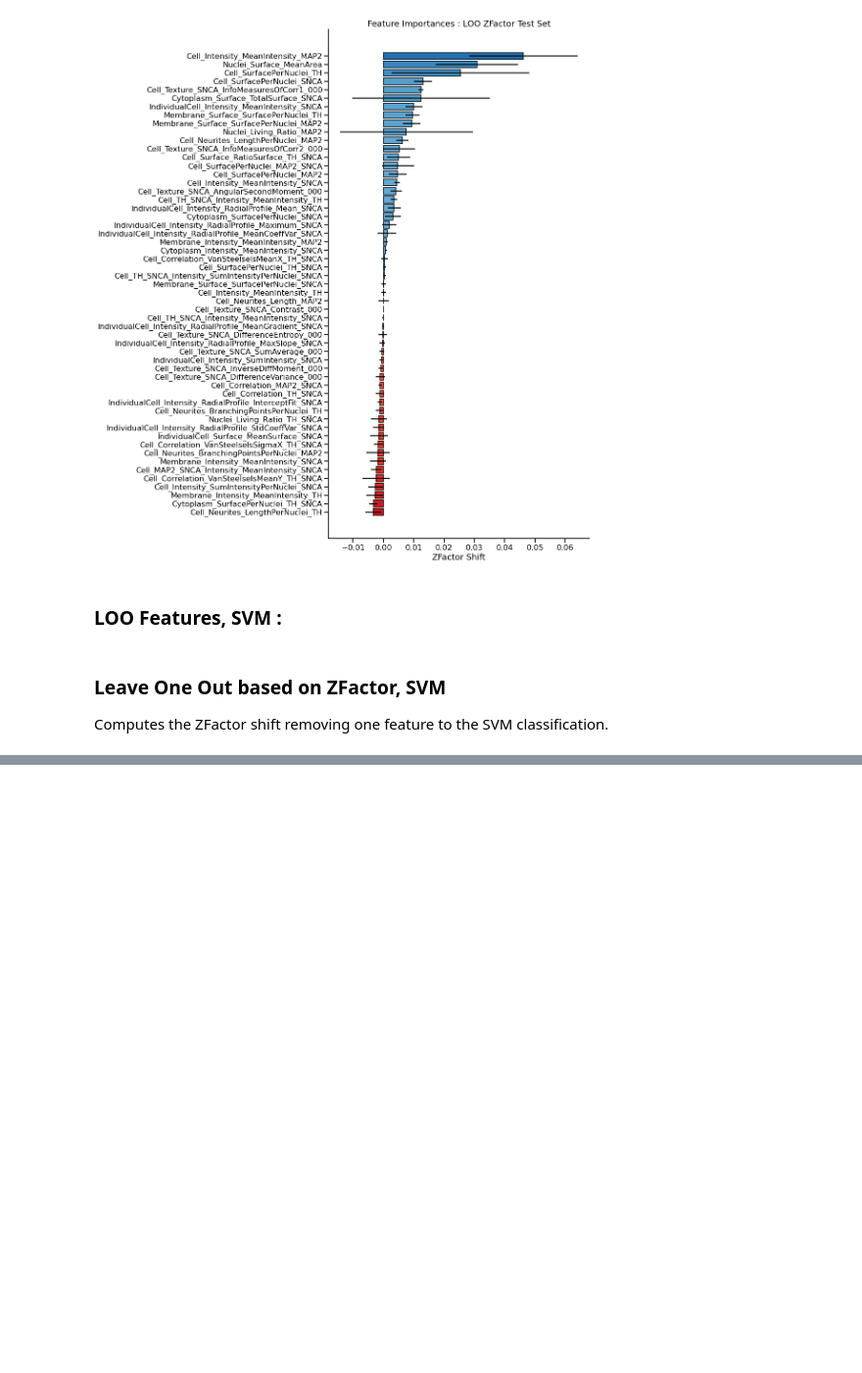
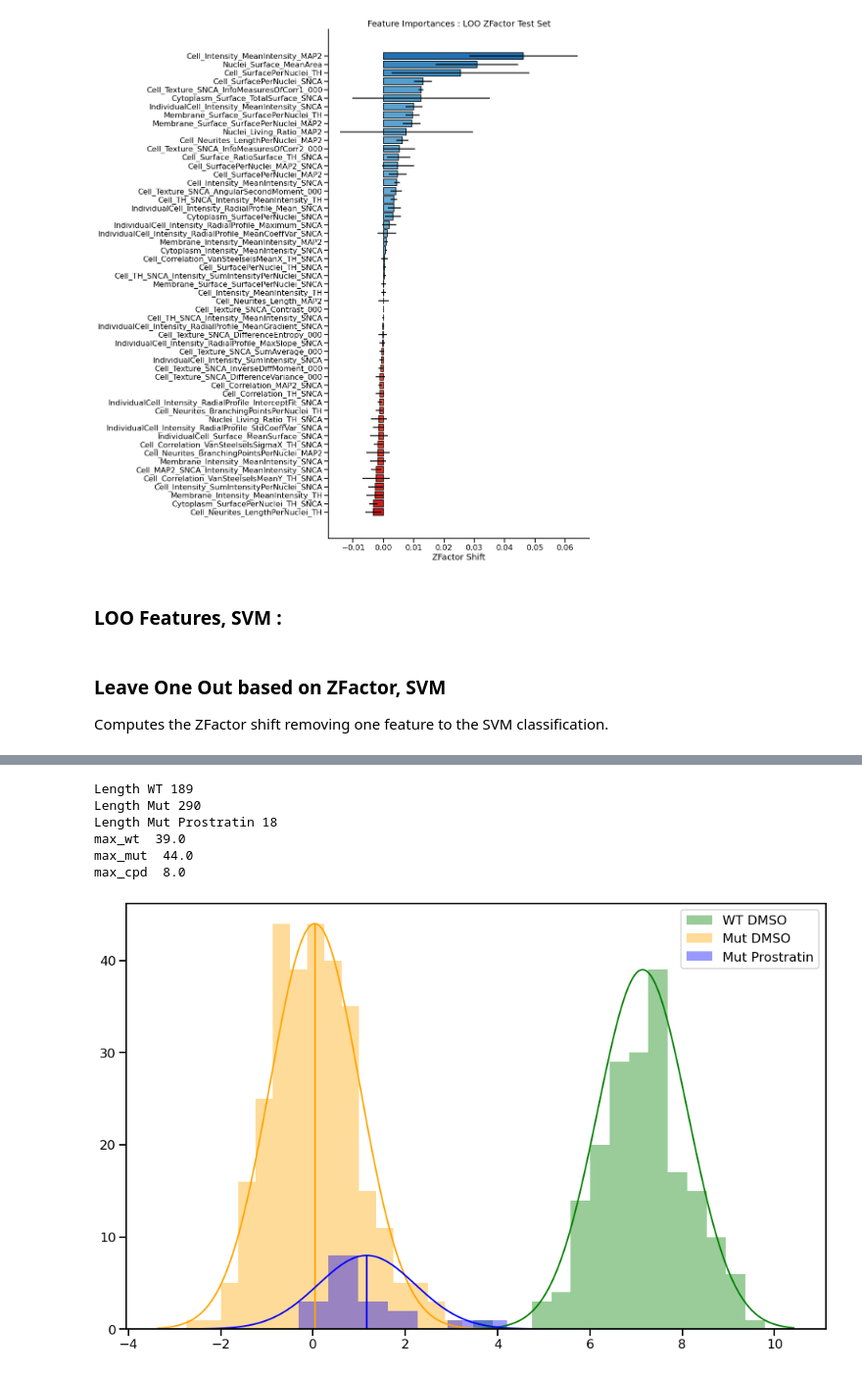
Before and after one commit to johanneswilbertz/mDA-neuron-classification, a Jupyter notebook: MachineLearning_Notebook_RawData4.ipynb, the cells around one changed output, grey strips where cells are left out. Shown at 98% size. Drawn from its saved outputs; the diff is of its cells as text; code cells hidden in the pictures; blank space fills up the shorter version.

Commit message:
Update after revisions
Additional and updated Jupyter notebooks after paper revisions. The corresponding .csv data files were added too.

```diff
--- a/MachineLearning_Notebook_RawData4.ipynb
+++ b/MachineLearning_Notebook_RawData4.ipynb
@@ -1642,0 +1686,80 @@ plt.show()
+# %%
+output_path_replicates = output_path+'/Replicates/'
+
+if not os.path.exists(output_path_replicates):
+	os.makedirs(output_path_replicates, exist_ok=True)
+
+df_mut_dmso = X_all_cpds_subset_lda[X_all_cpds_subset_lda.tags==ctrl_neg]  ##'Mut;DMSO'
+df_wt_dmso = X_all_cpds_subset_lda[X_all_cpds_subset_lda.tags==ctrl_pos] ## 'WT;DMSO'
+df_mut_prostratin = X_all_cpds_subset_lda[X_all_cpds_subset_lda.tags=='Mut;Prostratin']
+
+print('Length WT', len(df_wt_dmso))
+print('Length Mut', len(df_mut_dmso))
+print('Length Mut Prostratin', len(df_mut_prostratin))
+
+fig, ax = plt.subplots(figsize=(16,10))
+d_wt = sns.distplot(df_wt_dmso['LDA_Projection'].values.tolist(), label='WT DMSO', kde=False, ax=ax, color='g')
+d_mut = sns.distplot(df_mut_dmso['LDA_Projection'].values.tolist(), label='Mut DMSO', kde=False, ax=ax, color='orange')
+d_cpd = sns.distplot(df_mut_prostratin['LDA_Projection'].values.tolist(), label='Mut Prostratin', kde=False, ax=ax, color='b')
+
+wt_mu, wt_sigma = stats.norm.fit(df_wt_dmso['LDA_Projection'].values)
+mut_mu, mut_sigma = stats.norm.fit(df_mut_dmso['LDA_Projection'].values)
+cpd_mu, cpd_sigma = stats.norm.fit(df_mut_prostratin['LDA_Projection'].values)
+
+x0, x1 = ax.get_xlim()
+x = np.linspace(x0, x1, 1000)
+
+ax.plot(x, normpdf(x, wt_mu, wt_sigma, np.max([y.get_height() for y in d_wt.containers[0]])), lw=2, color='g')
+print("max_wt ", np.max([y.get_height() for y in d_wt.containers[0]]))
+ax.plot(x, normpdf(x, mut_mu, mut_sigma, np.max([y.get_height() for y in d_mut.containers[1]])), lw=2, color='orange')
+print("max_mut ",np.max([y.get_height() for y in d_mut.containers[1]]))
+ax.plot(x, normpdf(x, cpd_mu, cpd_sigma, np.max([y.get_height() for y in d_cpd.containers[2]])), lw=2, color='b')
+print("max_cpd ", np.max([y.get_height() for y in d_cpd.containers[2]]))
+
+ax.vlines(cpd_mu, 0, np.max([y.get_height() for y in d_cpd.containers[2]]), color='b')
+ax.vlines(mut_mu, 0, np.max([y.get_height() for y in d_cpd.containers[1]]), color='orange')
+
+plt.legend()
+plt.savefig(output_path_replicates+"Distributions.pdf", bbox_inches='tight')
+plt.show()
+
+fig2, ax2 = plt.subplots()
+
+d_tripli2 = sns.distplot(df_mut_prostratin['LDA_Projection'].values.tolist(), label='Mut Prostratin DMSO', color='b', kde=False, ax=ax2)
+x2, x3 = ax2.get_xlim()
+x4 = np.linspace(x2, x3, 1000)
+ax2.plot(x4, normpdf(x4, cpd_mu, cpd_sigma, np.max([y.get_height() for y in d_tripli2.containers[0]])), lw=2, color='b')
+
+plt.show()
+
+sigma = (df_mut_dmso['LDA_Projection'].mean() - df_mut_prostratin['LDA_Projection'].mean()) / df_mut_dmso['LDA_Projection'].std()
+sigma_robust = (df_mut_dmso['LDA_Projection'].median() - df_mut_prostratin['LDA_Projection'].median()) / df_mut_dmso['LDA_Projection'].mad() ##(0.5*(df_tripli_dmso['LDA_Projection'].quantile(0.75) - df_tripli_dmso['LDA_Projection'].quantile(0.25)))
+
+data_tripli_prostratin = df_mut_prostratin['LDA_Projection'].values.tolist()
+
+# Get the fitted parameters :
+print('median mut ', df_mut_dmso['LDA_Projection'].median())
+(mu_prostratin, sigma_prostratin) = stats.norm.fit(data_tripli_prostratin)
+print("mu_dist=, sigma_dist=", mu_prostratin, sigma_prostratin)
+print('% Rescue = ', (df_mut_dmso['LDA_Projection'].median()-mu_prostratin) / df_mut_dmso['LDA_Projection'].std() * 100.)
+
+print("Sigma from DMSO Prostratin = ", sigma)
+print("Sigma from DMSO Prostratin Robust = ", sigma_robust)
+
+print("Total number of replicate Prostratin Mut : ", len(data_tripli_prostratin))
+
+(mu_wt, sigma_wt) = stats.norm.fit(df_wt_dmso['LDA_Projection'].values.tolist())
+print("mu_wt=, sigma_wt=", mu_wt, sigma_wt)
+
+(mu_mut, sigma_mut) = stats.norm.fit(df_mut_dmso['LDA_Projection'].values.tolist())
+print("mu_tripli=, sigma_tripli=", mu_mut, sigma_mut)
+
+print(mu_mut-mu_prostratin, (mu_mut-mu_prostratin) / sigma_mut)
+# %% [output]
+Length WT 189
+Length Mut 290
+Length Mut Prostratin 18
+max_wt  39.0
+max_mut  44.0
+max_cpd  8.0
+[figure, added]
```
Also changed, not shown: parts of 11 cells of this notebook, 9 other files.
